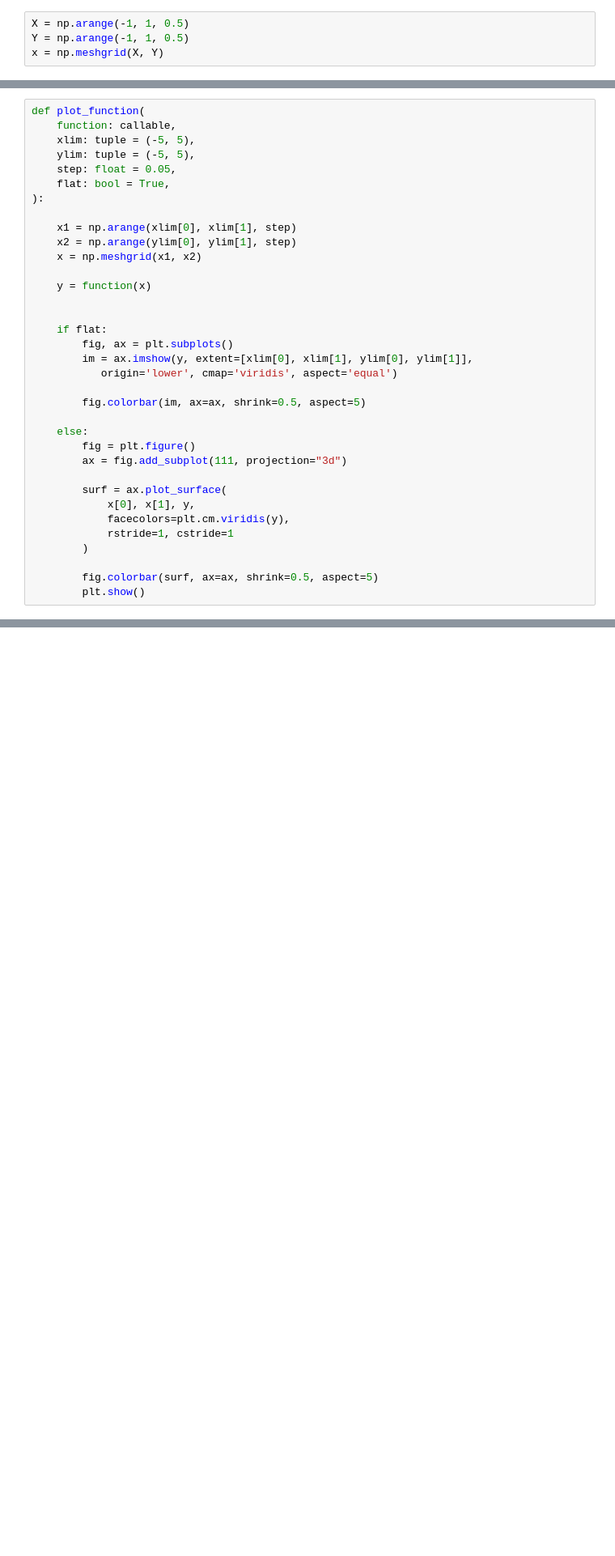
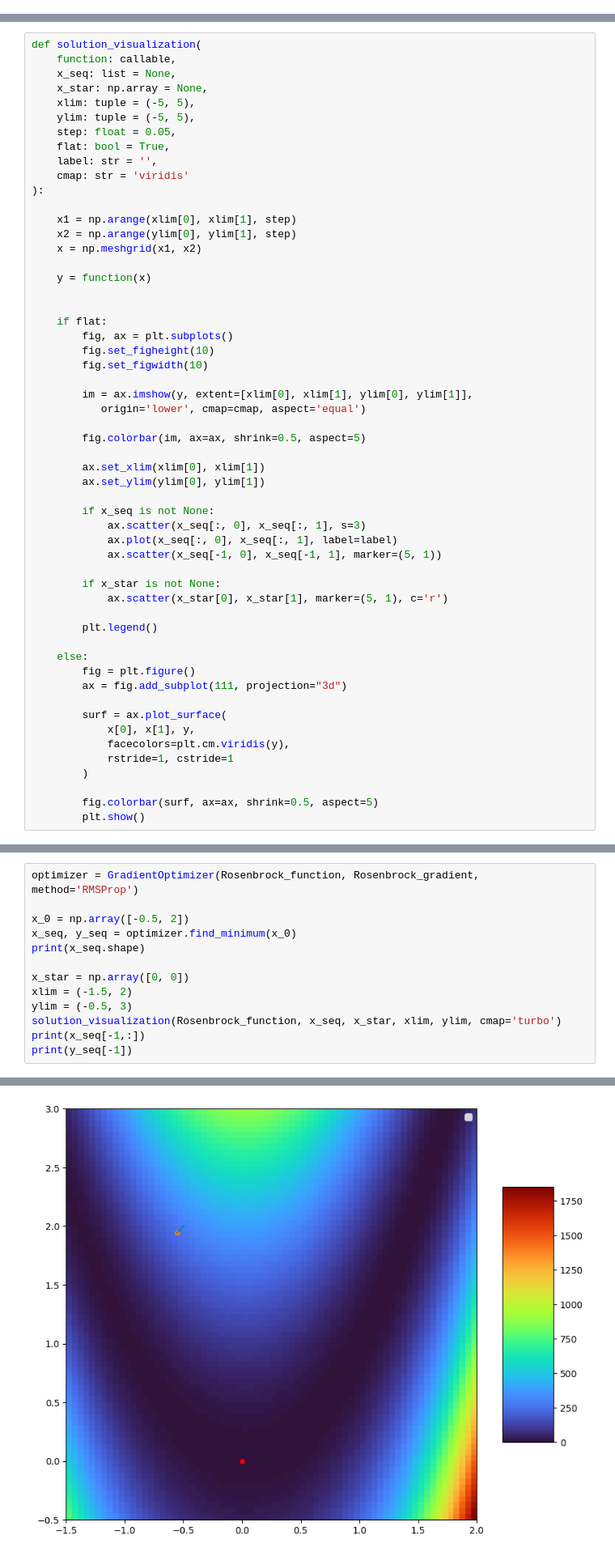
Before and after one commit to iameteron/ai, a Jupyter notebook: lab1/lab1.ipynb, the cells around one changed output, grey strips where cells are left out. Shown at 81% size. Drawn from its saved outputs; the diff is of its cells as text; blank space fills up the shorter version.

```diff
--- a/lab1/lab1.ipynb
+++ b/lab1/lab1.ipynb
@@ -40,7 +60,3 @@ def sphere_gradient(
     df_dx = 2 * A * x[0]
     df_dy = 2 * B * x[1]
     return np.array([df_dx, df_dy])
-# %%
-X = np.arange(-1, 1, 0.5)
-Y = np.arange(-1, 1, 0.5)
-x = np.meshgrid(X, Y)
@@ -58,10 +63,14 @@ x
 # %%
-def plot_function(
+def solution_visualization(
     function: callable,
+    x_seq: list = None,
+    x_star: np.array = None,
     xlim: tuple = (-5, 5),
     ylim: tuple = (-5, 5),
     step: float = 0.05,
     flat: bool = True,
+    label: str = '',
+    cmap: str = 'viridis'
 ):
 
     x1 = np.arange(xlim[0], xlim[1], step)
@@ -73,10 +82,26 @@ def plot_function(
 
     if flat:
         fig, ax = plt.subplots()
+        fig.set_figheight(10)
+        fig.set_figwidth(10)
+
         im = ax.imshow(y, extent=[xlim[0], xlim[1], ylim[0], ylim[1]],
-           origin='lower', cmap='viridis', aspect='equal')
+           origin='lower', cmap=cmap, aspect='equal')
 
         fig.colorbar(im, ax=ax, shrink=0.5, aspect=5)
+
+        ax.set_xlim(xlim[0], xlim[1])
+        ax.set_ylim(ylim[0], ylim[1])
+
+        if x_seq is not None:
+            ax.scatter(x_seq[:, 0], x_seq[:, 1], s=3)
+            ax.plot(x_seq[:, 0], x_seq[:, 1], label=label)
+            ax.scatter(x_seq[-1, 0], x_seq[-1, 1], marker=(5, 1))
+
+        if x_star is not None:
+            ax.scatter(x_star[0], x_star[1], marker=(5, 1), c='r')
+
+        plt.legend()
 
     else:
         fig = plt.figure()
@@ -180,0 +221,14 @@ x_seq
+# %%
+optimizer = GradientOptimizer(Rosenbrock_function, Rosenbrock_gradient, method='RMSProp')
+
+x_0 = np.array([-0.5, 2])
+x_seq, y_seq = optimizer.find_minimum(x_0)
+print(x_seq.shape)
+
+x_star = np.array([0, 0])
+xlim = (-1.5, 2)
+ylim = (-0.5, 3)
+solution_visualization(Rosenbrock_function, x_seq, x_star, xlim, ylim, cmap='turbo')
+print(x_seq[-1,:])
+print(y_seq[-1])
+# %% [output]
@@ -180,0 +238 @@ x_seq
+[figure, added]
```
Also changed, not shown: parts of 17 cells of this notebook.
